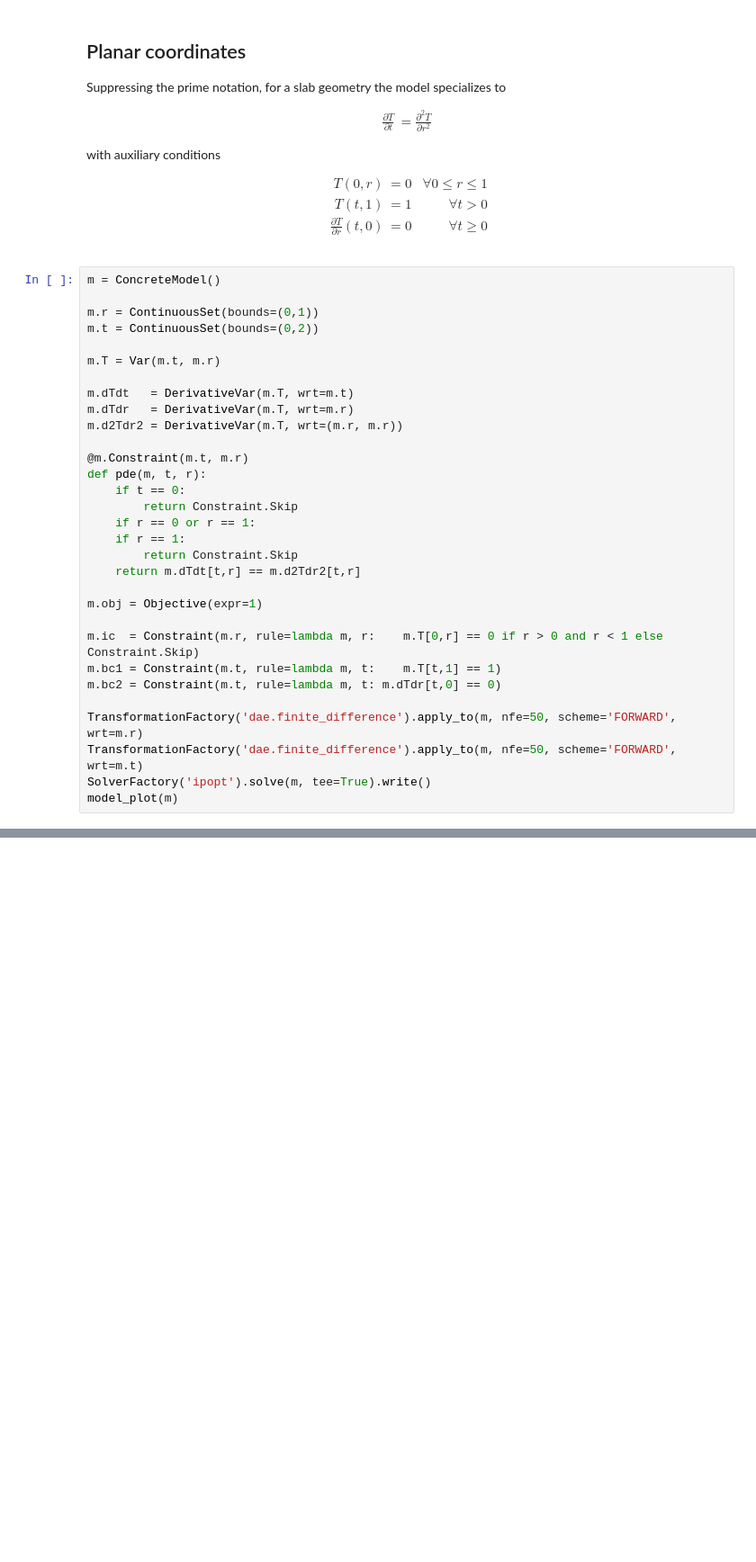
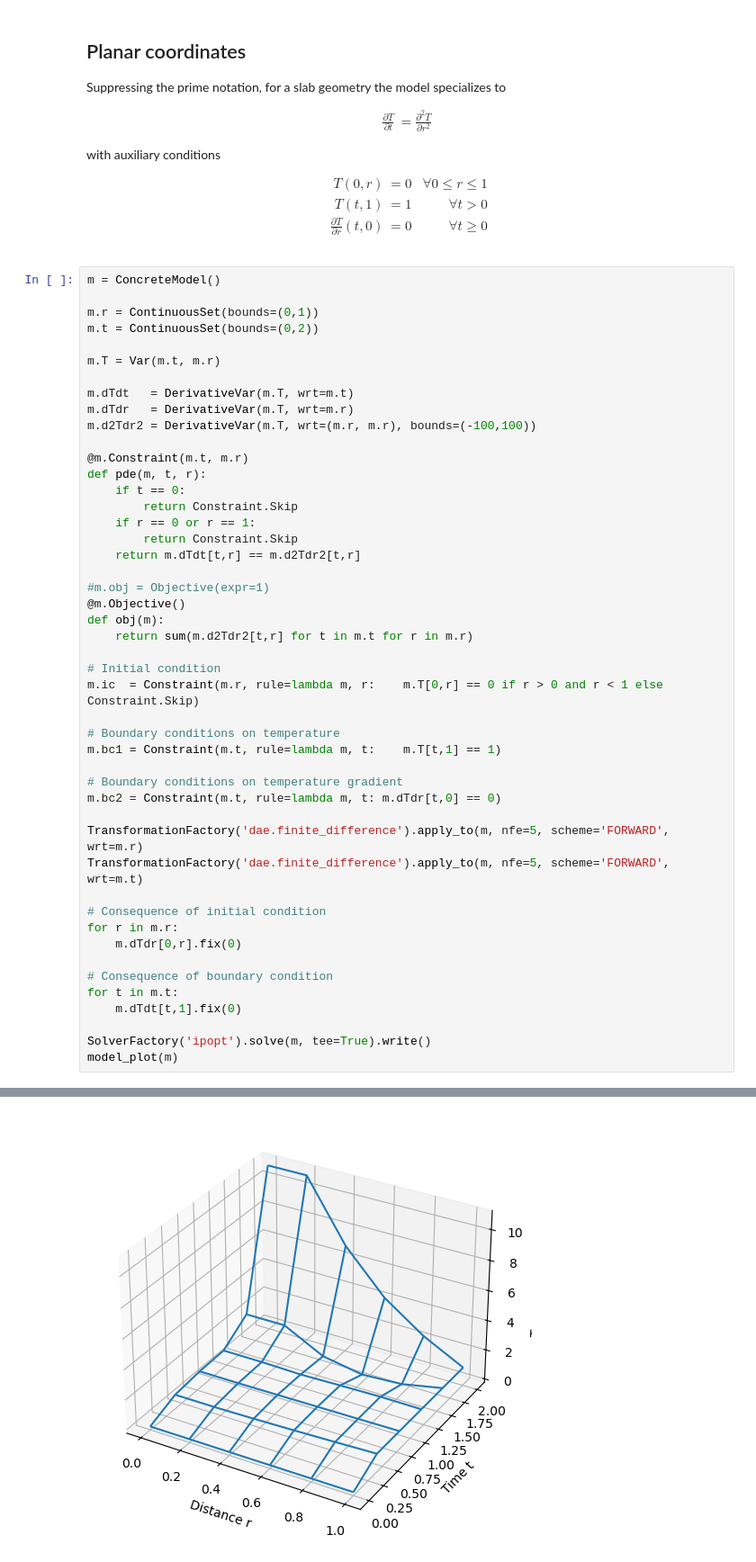
Before and after one commit to ndcbe/ND-Pyomo-Cookbook, a Jupyter notebook: notebooks/05.03-Heat_Conduction_in_Various_Geometries.ipynb, the cells around one changed output, grey strips where cells are left out. Shown: that part at 90% size. Cells and saved outputs as stored; diff of their text form; blank space fills up the shorter version.

```diff
--- a/notebooks/05.03-Heat_Conduction_in_Various_Geometries.ipynb
+++ b/notebooks/05.03-Heat_Conduction_in_Various_Geometries.ipynb
@@ -144,25 +145,41 @@ m.T = Var(m.t, m.r)
 
 m.dTdt   = DerivativeVar(m.T, wrt=m.t)
 m.dTdr   = DerivativeVar(m.T, wrt=m.r)
-m.d2Tdr2 = DerivativeVar(m.T, wrt=(m.r, m.r))
+m.d2Tdr2 = DerivativeVar(m.T, wrt=(m.r, m.r), bounds=(-100,100))
 
 @m.Constraint(m.t, m.r)
 def pde(m, t, r):
     if t == 0:
         return Constraint.Skip
     if r == 0 or r == 1:
-    if r == 1:
         return Constraint.Skip
     return m.dTdt[t,r] == m.d2Tdr2[t,r]
 
-m.obj = Objective(expr=1)
+#m.obj = Objective(expr=1)
+@m.Objective()
+def obj(m):
+    return sum(m.d2Tdr2[t,r] for t in m.t for r in m.r)
 
+# Initial condition
 m.ic  = Constraint(m.r, rule=lambda m, r:    m.T[0,r] == 0 if r > 0 and r < 1 else Constraint.Skip)
+
+# Boundary conditions on temperature
 m.bc1 = Constraint(m.t, rule=lambda m, t:    m.T[t,1] == 1)
+
+# Boundary conditions on temperature gradient
 m.bc2 = Constraint(m.t, rule=lambda m, t: m.dTdr[t,0] == 0)
 
-TransformationFactory('dae.finite_difference').apply_to(m, nfe=50, scheme='FORWARD', wrt=m.r)
-TransformationFactory('dae.finite_difference').apply_to(m, nfe=50, scheme='FORWARD', wrt=m.t)
+TransformationFactory('dae.finite_difference').apply_to(m, nfe=5, scheme='FORWARD', wrt=m.r)
+TransformationFactory('dae.finite_difference').apply_to(m, nfe=5, scheme='FORWARD', wrt=m.t)
+
+# Consequence of initial condition
+for r in m.r:
+    m.dTdr[0,r].fix(0)
+
+# Consequence of boundary condition
+for t in m.t:
+    m.dTdt[t,1].fix(0)
+
 SolverFactory('ipopt').solve(m, tee=True).write()
 model_plot(m)
 # %% [output]
@@ -182,4 +199,5 @@ This version of Ipopt was compiled from source code available at
 # ----------------------------------------------------------
 Solution:
 - number of solutions: 0
   number of solutions displayed: 0
+[figure, added]
```
Also changed, not shown: parts of 5 cells of this notebook.
